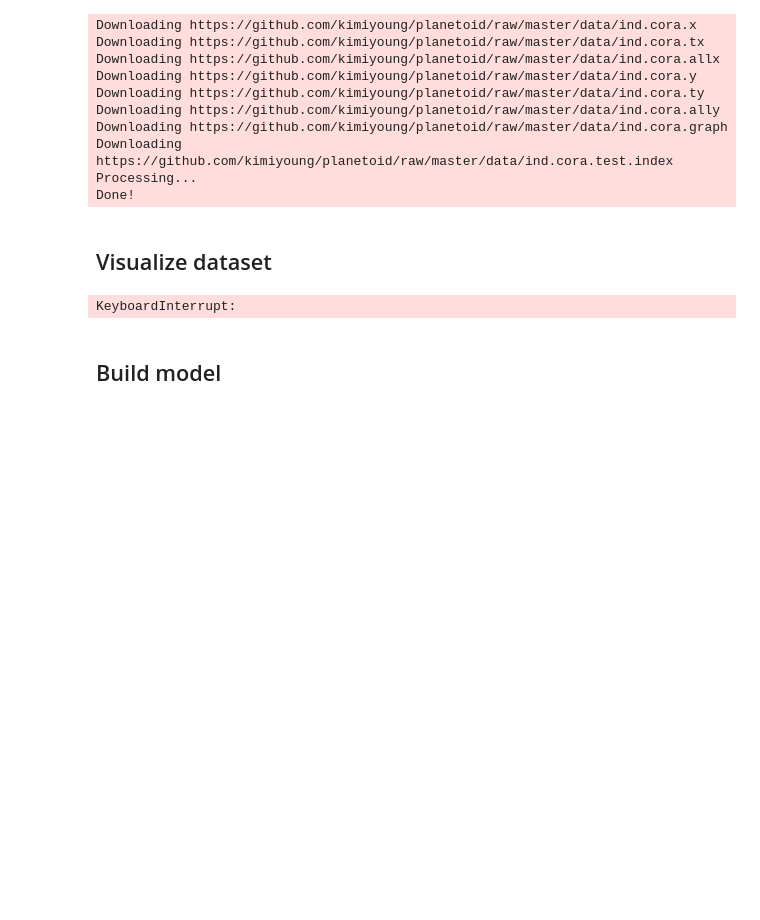
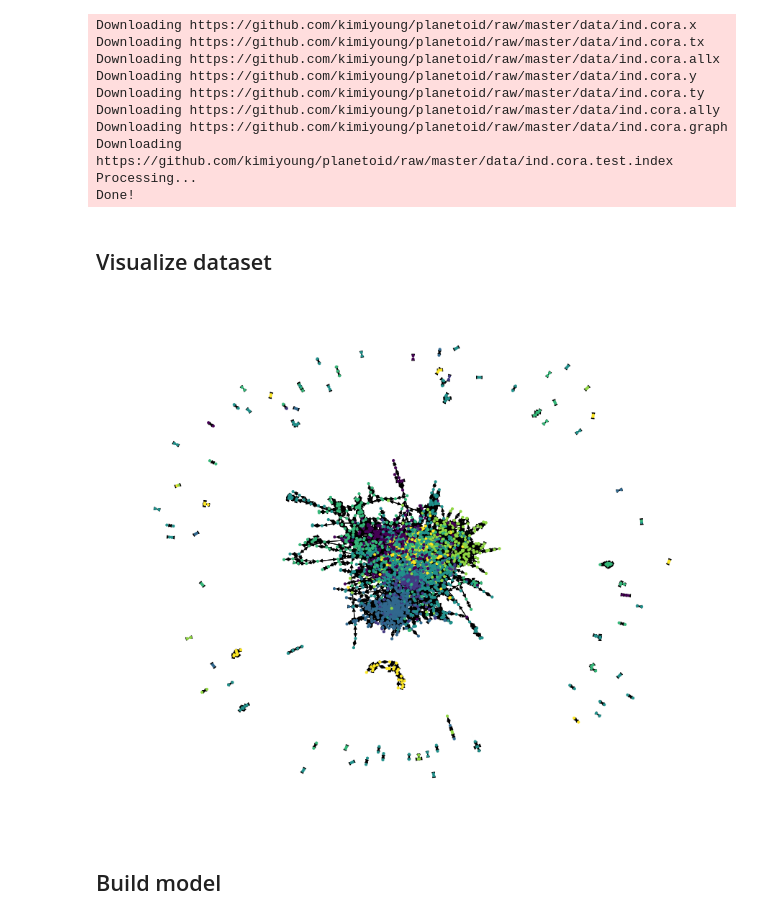
Before and after one commit to ntaka-0303/AI-Masrer, a Jupyter notebook: S14.GNN/simple_gnn.ipynb, the cells around one changed output. Drawn from its saved outputs; the diff is of its cells as text; code cells hidden in the pictures; blank space fills up the shorter version.

```diff
--- a/S14.GNN/simple_gnn.ipynb
+++ b/S14.GNN/simple_gnn.ipynb
@@ -27,15 +52,15 @@ Done!
 # %%
 # visualize the graph structure with networkx and matplotlib
 from torch_geometric.utils import to_networkx
 import networkx as nx
 import matplotlib.pyplot as plt
 
 data_nx = to_networkx(data)
 plt.figure(figsize=(12,10))
-nx.draw(data_nx, with_labels=True, node_color=data.y, cmap='tab20', node_size=10)
+nx.draw(data_nx, node_color=data.y, node_size=10)
 plt.show()
 # %% [output]
-KeyboardInterrupt:
+[figure, added]
 # %% [markdown]
 ## Build model
 # %%
```
Also changed, not shown: parts of 4 cells of this notebook.
